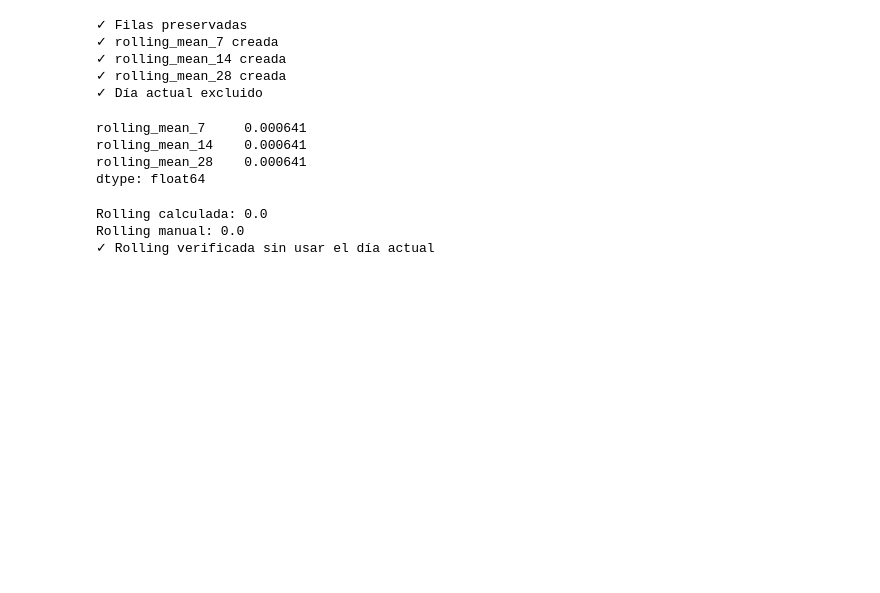
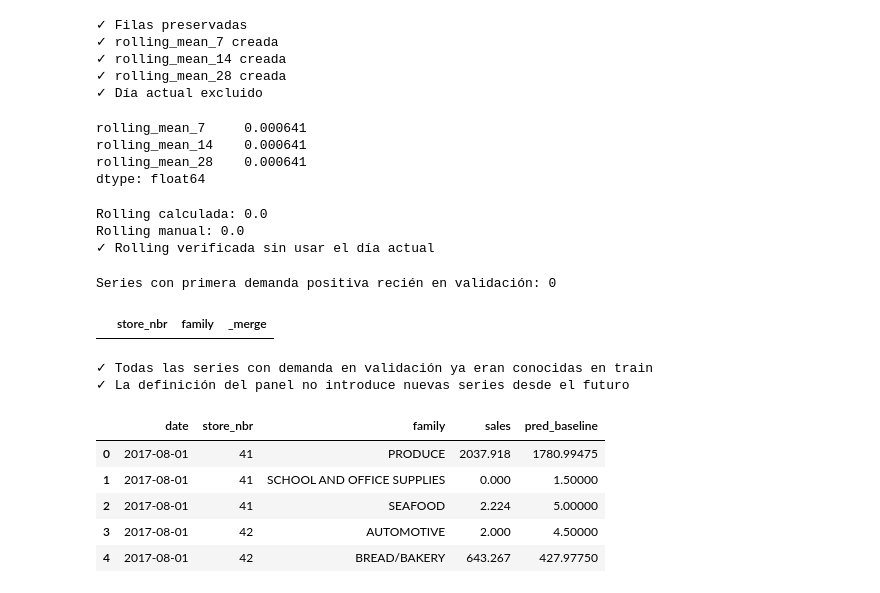
Before and after one commit to moiseslobayza/bekantor-demand-intelligence, a Jupyter notebook: notebooks/05_modeling.ipynb, the cells around one changed output. Saved outputs shown, nothing was run; the diff lists cells and outputs as text; code cells hidden in the pictures; blank space fills up the shorter version.

Commit message:
feat: add seasonal forecasting baseline

```diff
--- a/notebooks/05_modeling.ipynb
+++ b/notebooks/05_modeling.ipynb
@@ -332,3 +332,76 @@ print("✓ Rolling verificada sin usar el día actual")
 Rolling calculada: 0.0
 Rolling manual: 0.0
 ✓ Rolling verificada sin usar el día actual
+# %%
+series_cols = ["store_nbr", "family"]
+
+train_positive_series = (
+    train.loc[train["sales"] > 0, series_cols]
+    .drop_duplicates()
+)
+
+validation_positive_series = (
+    validation.loc[validation["sales"] > 0, series_cols]
+    .drop_duplicates()
+)
+
+validation_new_series = (
+    validation_positive_series
+    .merge(
+        train_positive_series,
+        on=series_cols,
+        how="left",
+        indicator=True,
+    )
+)
+
+validation_new_series = validation_new_series[
+    validation_new_series["_merge"].eq("left_only")
+]
+
+print(
+    "Series con primera demanda positiva "
+    "recién en validación:",
+    len(validation_new_series),
+)
+
+validation_new_series.head()
+# %% [output]
+Series con primera demanda positiva recién en validación: 0
+|  | store_nbr | family | _merge |
+# %%
+assert len(validation_new_series) == 0
+
+print("✓ Todas las series con demanda en validación ya eran conocidas en train")
+print("✓ La definición del panel no introduce nuevas series desde el futuro")
+# %% [output]
+✓ Todas las series con demanda en validación ya eran conocidas en train
+✓ La definición del panel no introduce nuevas series desde el futuro
+# %%
+from src.models.baseline import (
+    seasonal_weekday_baseline,
+    rmsle,
+)
+
+baseline_result = seasonal_weekday_baseline(
+    train=train,
+    validation=validation,
+    lookback_days=28,
+)
+
+baseline_result[
+    [
+        "date",
+        "store_nbr",
+        "family",
+        "sales",
+        "pred_baseline",
+    ]
+].head()
+# %% [output]
+|  | date | store_nbr | family | sales | pred_baseline |
+| 0 | 2017-08-01 | 41 | PRODUCE | 2037.918 | 1780.99475 |
+| 1 | 2017-08-01 | 41 | SCHOOL AND OFFICE SUPPLIES | 0.000 | 1.50000 |
+| 2 | 2017-08-01 | 41 | SEAFOOD | 2.224 | 5.00000 |
+| 3 | 2017-08-01 | 42 | AUTOMOTIVE | 2.000 | 4.50000 |
+| 4 | 2017-08-01 | 42 | BREAD/BAKERY | 643.267 | 427.97750 |
```
Also changed, not shown: parts of 3 cells of this notebook.
